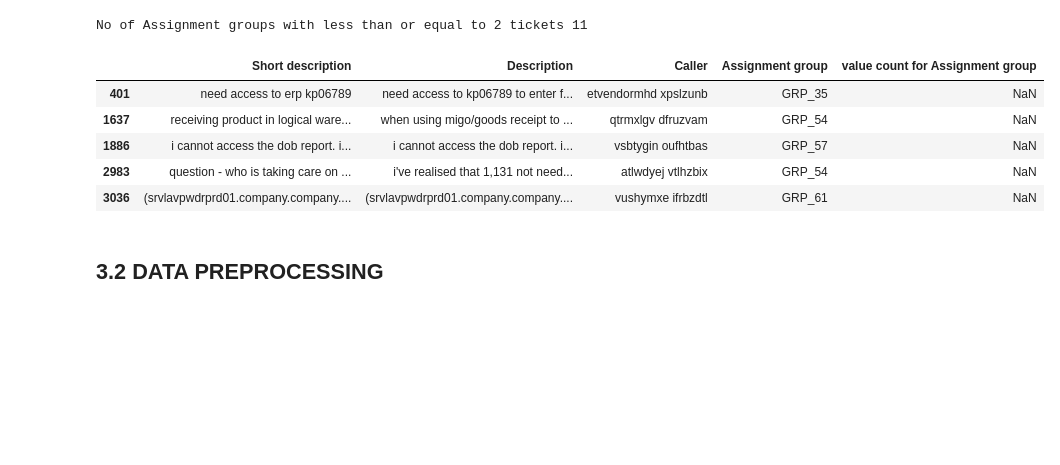
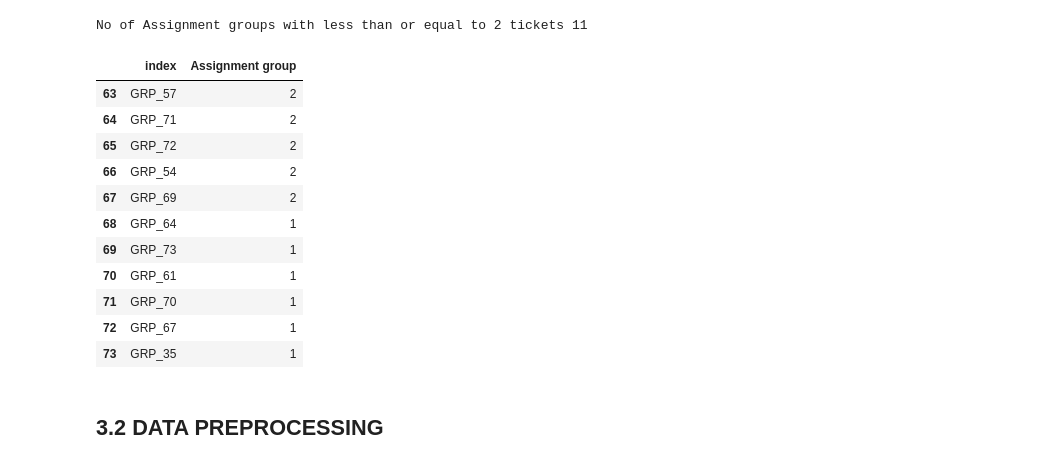
Before and after one commit to vmulmale/AI-Enabled-IT-Service-Ticketing-tool, a Jupyter notebook: Capstone_Project.ipynb, the cells around one changed output. Cells and saved outputs as stored; diff of their text form; code cells hidden in the pictures; blank space fills up the shorter version.

```diff
--- a/Capstone_Project.ipynb
+++ b/Capstone_Project.ipynb
@@ -430,16 +482,22 @@ print("No of Assignment groups with less than or equal to 2 tickets", ticket_sel
 # %% [output]
 No of Assignment groups with less than or equal to 2 tickets 11
 # %%
-assignment_group_ticket_counts = incidents_data[incidents_data['Assignment group'].isin(ticket_selected_grp['Assignment group'])]
+assignment_group_ticket_counts = incidents_data_counts[incidents_data_counts['index'].isin(ticket_selected_grp['Assignment group'])]
 # %%
-assignment_group_ticket_counts.head()
+assignment_group_ticket_counts
 # %% [output]
-|  | Short description | Description | Caller | Assignment group | value count for Assignment group |
-| 401 | need access to erp kp06789 | need access to kp06789 to enter f... | etvendormhd xpslzunb | GRP_35 | NaN |
-| 1637 | receiving product in logical ware... | when using migo/goods receipt to ... | qtrmxlgv dfruzvam | GRP_54 | NaN |
-| 1886 | i cannot access the dob report. i... | i cannot access the dob report. i... | vsbtygin oufhtbas | GRP_57 | NaN |
-| 2983 | question - who is taking care on ... | i've realised that 1,131 not need... | atlwdyej vtlhzbix | GRP_54 | NaN |
-| 3036 | (srvlavpwdrprd01.company.company.... | (srvlavpwdrprd01.company.company.... | vushymxe ifrbzdtl | GRP_61 | NaN |
+|  | index | Assignment group |
+| 63 | GRP_57 | 2 |
+| 64 | GRP_71 | 2 |
+| 65 | GRP_72 | 2 |
+| 66 | GRP_54 | 2 |
+| 67 | GRP_69 | 2 |
+| 68 | GRP_64 | 1 |
+| 69 | GRP_73 | 1 |
+| 70 | GRP_61 | 1 |
+| 71 | GRP_70 | 1 |
+| 72 | GRP_67 | 1 |
+| 73 | GRP_35 | 1 |
 # %% [markdown]
 ## 3.2 DATA PREPROCESSING
 # %% [markdown]
```
Also changed, not shown: parts of 8 cells of this notebook.
